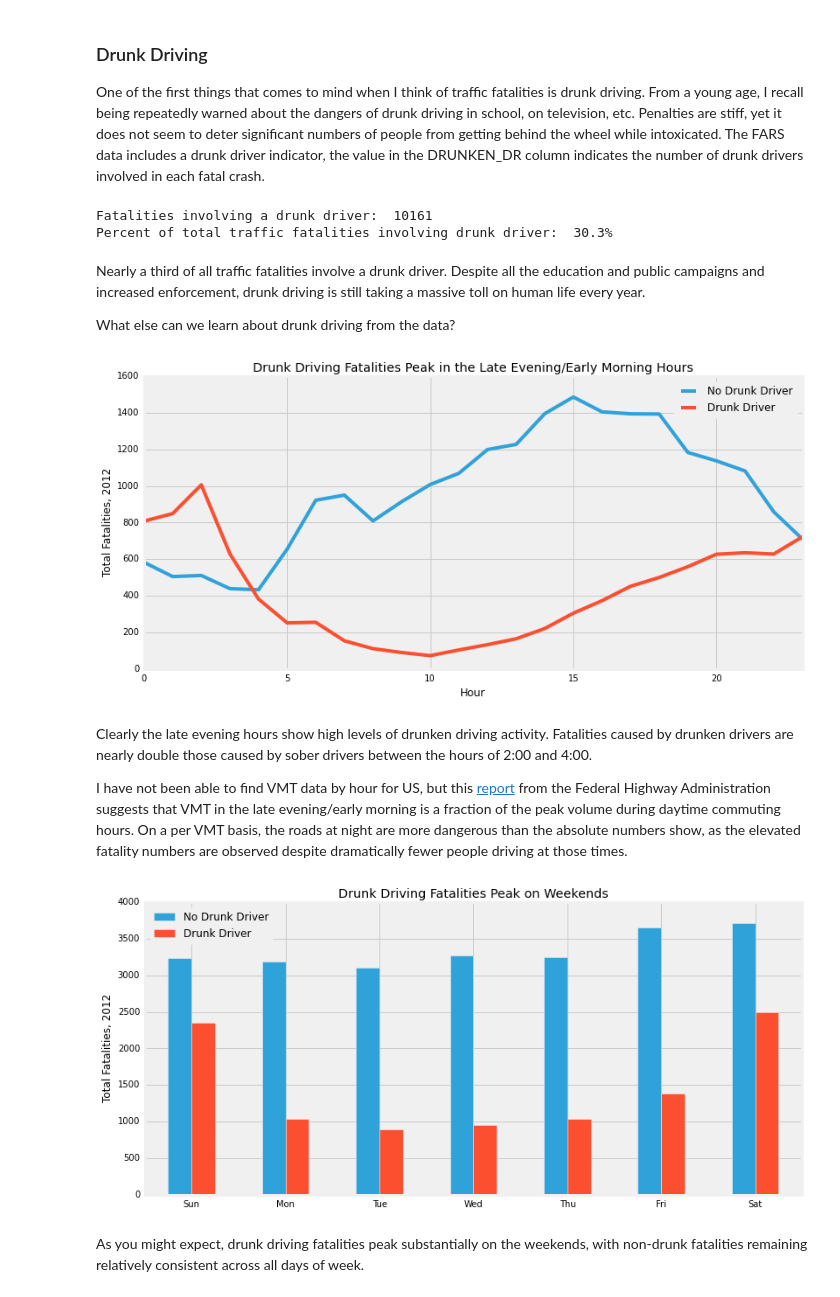
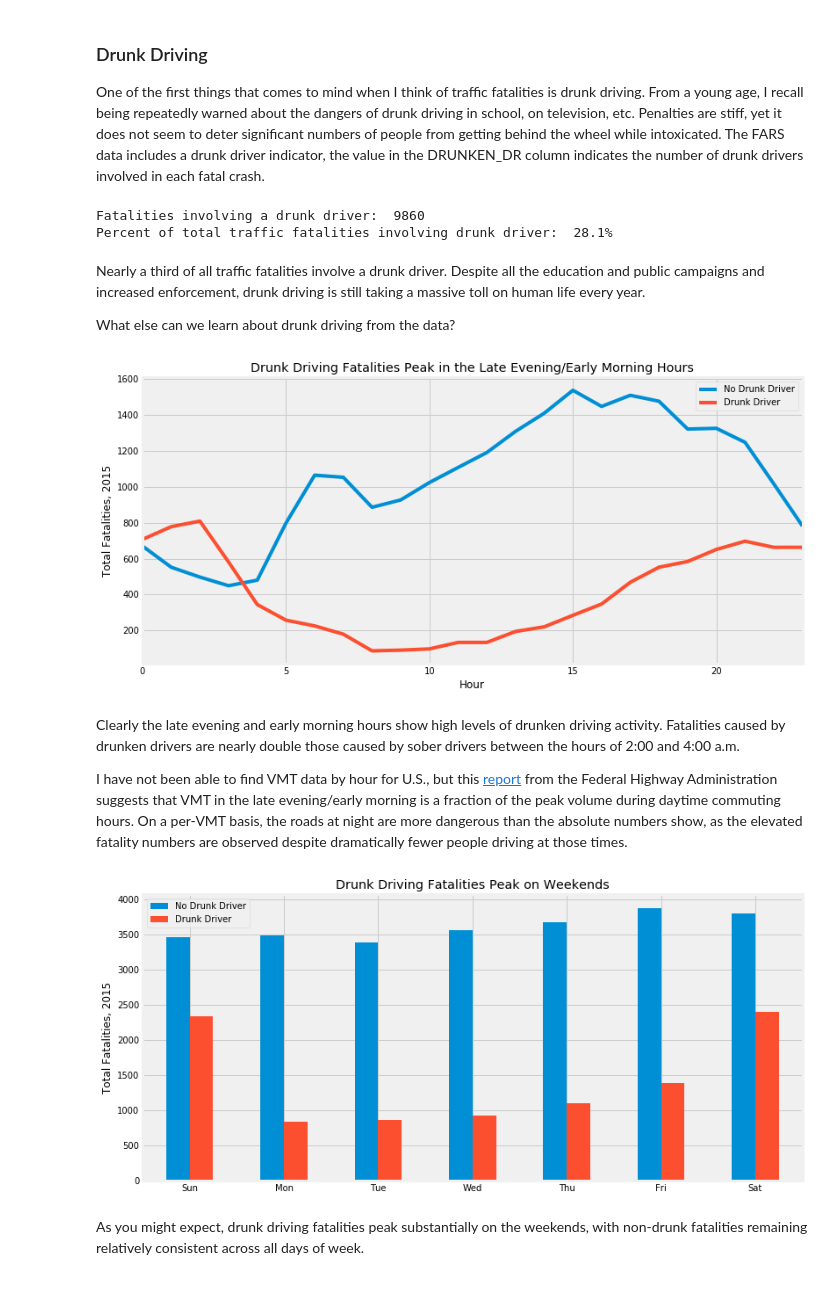
Before and after one commit to benvandyke/us-traffic-fatalities, a Jupyter notebook: Traffic-Fatalities-Analysis.ipynb, the cells around one changed output. Cells and saved outputs as stored; diff of their text form; code cells hidden in the pictures.

```diff
--- a/Traffic-Fatalities-Analysis.ipynb
+++ b/Traffic-Fatalities-Analysis.ipynb
@@ -30 +25,10 @@ I adopted Nick's approach and used the [dbfpy](http://dbfpy.sourceforge.net/) li
+# %%
+output = StringIO.StringIO()
+output.write(urllib.urlopen('ftp://ftp.nhtsa.dot.gov/FARS/2015/National/FARS2015NationalCSV.zip').read())
+fars_zip = zipfile.ZipFile(output)
+
+fars_zip.extract('accident.csv')
+
+# Read the data file into a pandas DataFrame
+df_fatality = pd.read_csv('accident.csv')
 # %% [markdown]
@@ -161,24 +157,24 @@ The absolute number of fatalities has declined, but so has the fatality rate per
 One of the first things that comes to mind when I think of traffic fatalities is drunk driving. From a young age, I recall being repeatedly warned about the dangers of drunk driving in school, on television, etc. Penalties are stiff, yet it does not seem to deter significant numbers of people from getting behind the wheel while intoxicated. The FARS data includes a drunk driver indicator, the value in the DRUNKEN_DR column indicates the number of drunk drivers involved in each fatal crash.
 # %%
 # Number of fatalities in crashes involving a drunken driver
-drunk_driver_fatalities = fatality_frame.FATALS[fatality_frame.DRUNK_DR >= 1].sum()
+df_dd = df_fatality.FATALS[df_fatality.DRUNK_DR >= 1].sum()
 
-print("Fatalities involving a drunk driver: ", drunk_driver_fatalities)
+print("Fatalities involving a drunk driver: ", df_dd)
 print("Percent of total traffic fatalities involving drunk driver: ",
-      '{0:.1f}%'.format(drunk_driver_fatalities / total_traffic_fatalities * 100))
+      '{0:.1f}%'.format(df_dd / total_traffic_fatalities * 100))
 # %% [output]
-Fatalities involving a drunk driver:  10161
-Percent of total traffic fatalities involving drunk driver:  30.3%
+Fatalities involving a drunk driver:  9860
+Percent of total traffic fatalities involving drunk driver:  28.1%
 # %% [markdown]
 Nearly a third of all traffic fatalities involve a drunk driver. Despite all the education and public campaigns and increased enforcement, drunk driving is still taking a massive toll on human life every year.
 
 What else can we learn about drunk driving from the data?
 # %%
 # pandas DataFrame pivot by hour that crash occurred and drunk driving
-fatal_pivot = fatality_frame.pivot_table(index=['HOUR'], columns=['DRUNK_DR'],
-                                         values='FATALS', aggfunc=np.sum)
+fatal_pivot = df_fatality.pivot_table(index=['HOUR'], columns=['DRUNK_DR'],
+                                         values='FATALS', aggfunc=np.sum).fillna(0)
 # Sum the total number of drunk drivers involved
-fatal_pivot['DRUNK_DR_SUM'] = fatal_pivot[[1,2,3,4]].sum(axis=1)
+fatal_pivot['DRUNK_DR_SUM'] = fatal_pivot[[1,2,3]].sum(axis=1)
 
 fp = fatal_pivot[[0,'DRUNK_DR_SUM']].iloc[:-1].copy()
 fp.columns = ['No Drunk Driver', 'Drunk Driver']
@@ -187,36 +183,36 @@ plt.rcParams['figure.figsize'] = (12,6)
 fp.plot()
 
 plt.title('Drunk Driving Fatalities Peak in the Late Evening/Early Morning Hours')
-plt.ylabel('Total Fatalities, 2012')
+plt.ylabel('Total Fatalities, 2015')
 plt.xlabel('Hour')
 
 plt.show()
 # %% [output]
-[figure, old version]
+[figure, new version]
 # %% [markdown]
-Clearly the late evening hours show high levels of drunken driving activity. Fatalities caused by drunken drivers are nearly double those caused by sober drivers between the hours of 2:00 and 4:00.
+Clearly the late evening and early morning hours show high levels of drunken driving activity. Fatalities caused by drunken drivers are nearly double those caused by sober drivers between the hours of 2:00 and 4:00 a.m.
 
-I have not been able to find VMT data by hour for US, but this [report](http://www.fhwa.dot.gov/policyinformation/pubs/hf/pl11028/chapter4.cfm#fig48) from the Federal Highway Administration suggests that VMT in the late evening/early morning is a fraction of the peak volume during daytime commuting hours. On a per VMT basis, the roads at night are more dangerous than the absolute numbers show, as the elevated fatality numbers are observed despite dramatically fewer people driving at those times.
+I have not been able to find VMT data by hour for U.S., but this [report](http://www.fhwa.dot.gov/policyinformation/pubs/hf/pl11028/chapter4.cfm#fig48) from the Federal Highway Administration suggests that VMT in the late evening/early morning is a fraction of the peak volume during daytime commuting hours. On a per-VMT basis, the roads at night are more dangerous than the absolute numbers show, as the elevated fatality numbers are observed despite dramatically fewer people driving at those times.
 # %%
 # Now look at day of week
-fatal_pivot = fatality_frame.pivot_table(index=['DAY_WEEK'],columns=['DRUNK_DR'],
+fatal_pivot = df_fatality.pivot_table(index=['DAY_WEEK'],columns=['DRUNK_DR'],
                                          values='FATALS', aggfunc=np.sum)
 # Sum the total number of drunk drivers involved
-fatal_pivot['DRUNK_DR_SUM'] = fatal_pivot[[1,2,3,4]].sum(axis=1)
+fatal_pivot['DRUNK_DR_SUM'] = fatal_pivot[[1,2,3]].sum(axis=1)
 fp = fatal_pivot[[0,'DRUNK_DR_SUM']].copy()
 fp.columns = ['No Drunk Driver', 'Drunk Driver']
 # Days of week are indexed 1=Sunday, 2=Monday, ..., 6=Saturday
 labels=['Sun','Mon','Tue','Wed','Thu','Fri','Sat']
 fp.index = labels
 fp.plot(kind='bar')
 
 plt.xticks(rotation=0)
-plt.ylabel('Total Fatalities, 2012')
+plt.ylabel('Total Fatalities, 2015')
 plt.title('Drunk Driving Fatalities Peak on Weekends')
 
 plt.show()
 # %% [output]
-[figure, old version]
+[figure, new version]
 # %% [markdown]
 As you might expect, drunk driving fatalities peak substantially on the weekends, with non-drunk fatalities remaining relatively consistent across all days of week.
 # %% [markdown]
```
Also changed, not shown: parts of 22 cells of this notebook, 3 other files.
